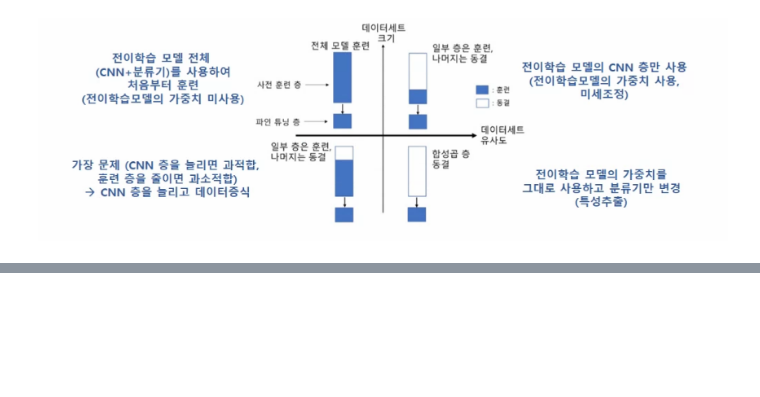
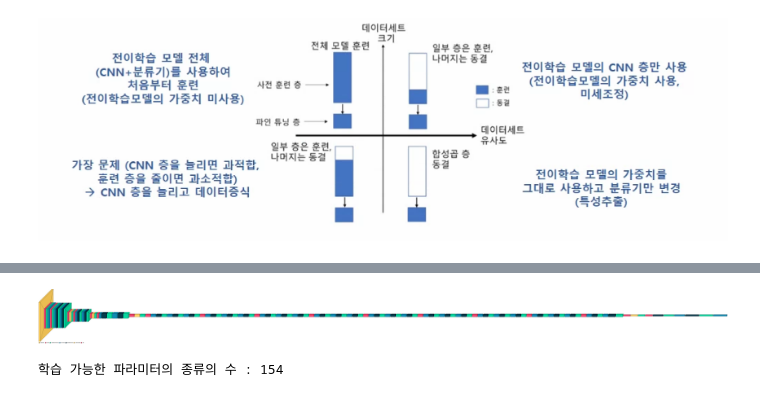
Before and after one commit to rimgosu/ColabBackup, a Jupyter notebook: ex04_개_고양이_분류하기.ipynb, the cells around one changed output, grey strips where cells are left out. Cells and saved outputs as stored; diff of their text form; code cells hidden in the pictures; blank space fills up the shorter version.

```diff
--- a/ex04_개_고양이_분류하기.ipynb
+++ b/ex04_개_고양이_분류하기.ipynb
@@ -553,0 +622,8 @@ Epoch 20/20
+# %%
+from tensorflow.keras.applications import Xception
+
+conv_base2 = Xception(
+    weights ="imagenet",
+    include_top =False,
+    input_shape = (150, 150,3)
+)
@@ -553,0 +635,9 @@ Epoch 20/20
+# %%
+visualkeras.layered_view(conv_base2).show()
+visualkeras.layered_view(conv_base2, legend=True)
+# %% [output]
+[figure, added]
+# %%
+print(f'학습 가능한 파라미터의 종류의 수 : {len(conv_base2.trainable_weights)}')
+# %% [output]
+학습 가능한 파라미터의 종류의 수 : 154
```
Also changed, not shown: parts of 38 cells of this notebook.
